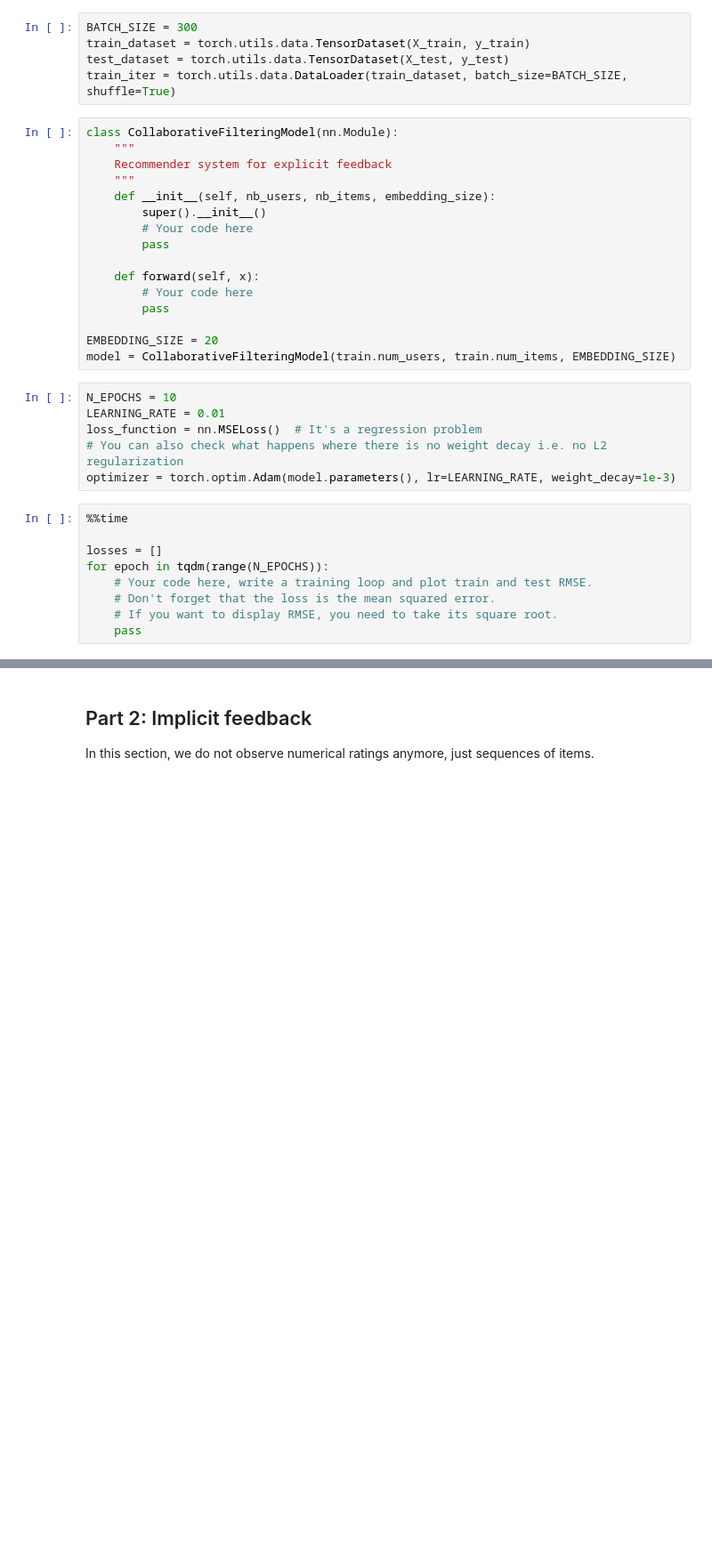
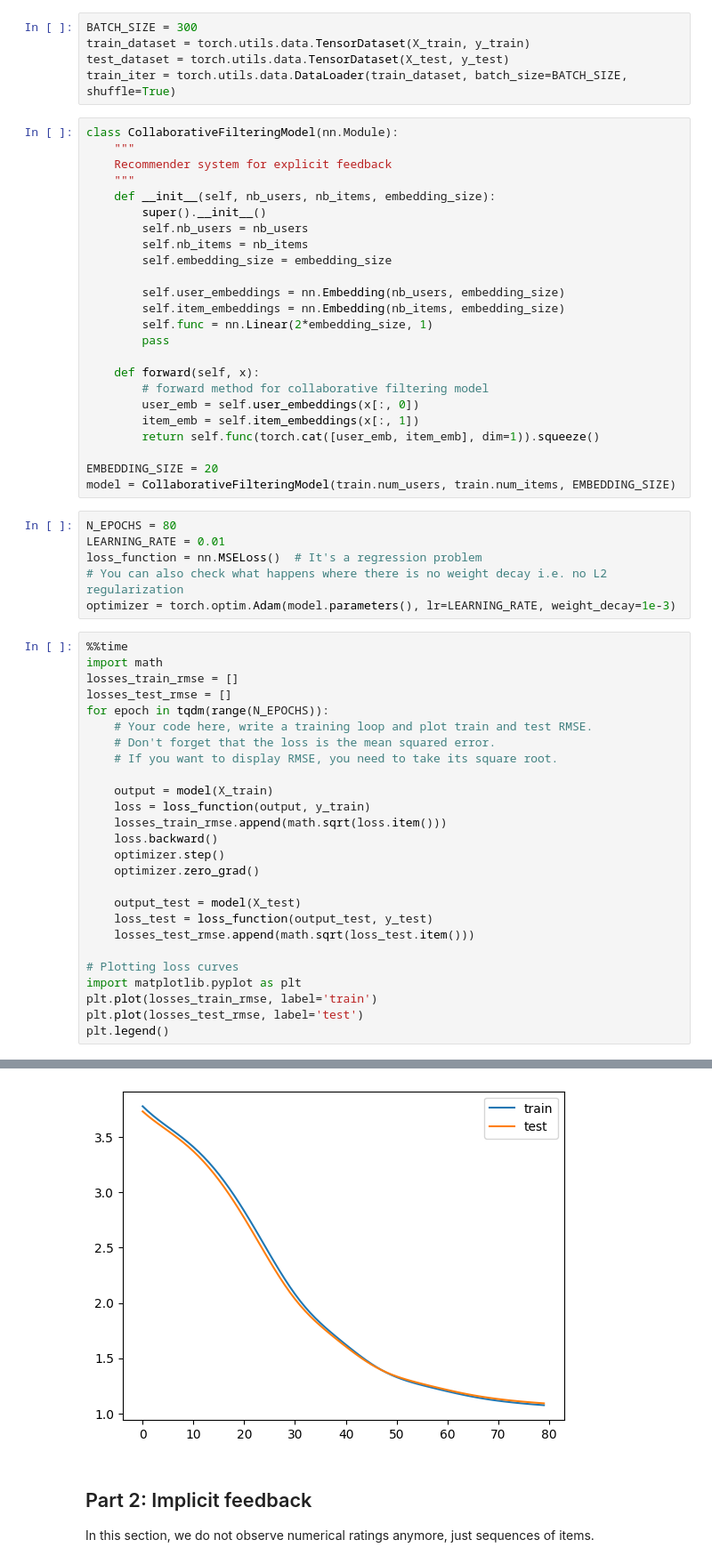
Before and after one commit to jlopetegui98/DL-ENS-Implementations, a Jupyter notebook: Homework2/HW2 RecSys.ipynb, the cells around one changed output, grey strips where cells are left out. Shown at 89% size. Saved outputs shown, nothing was run; the diff lists cells and outputs as text; blank space fills up the shorter version.

```diff
--- a/Homework2/HW2 RecSys.ipynb
+++ b/Homework2/HW2 RecSys.ipynb
@@ -115,27 +132,53 @@ class CollaborativeFilteringModel(nn.Module):
     """
     def __init__(self, nb_users, nb_items, embedding_size):
         super().__init__()
-        # Your code here
+        self.nb_users = nb_users
+        self.nb_items = nb_items
+        self.embedding_size = embedding_size
+
+        self.user_embeddings = nn.Embedding(nb_users, embedding_size)
+        self.item_embeddings = nn.Embedding(nb_items, embedding_size)
+        self.func = nn.Linear(2*embedding_size, 1)
         pass
 
     def forward(self, x):
-        # Your code here
-        pass
+        # forward method for collaborative filtering model
+        user_emb = self.user_embeddings(x[:, 0])
+        item_emb = self.item_embeddings(x[:, 1])
+        return self.func(torch.cat([user_emb, item_emb], dim=1)).squeeze()
 
 EMBEDDING_SIZE = 20
 model = CollaborativeFilteringModel(train.num_users, train.num_items, EMBEDDING_SIZE)
 # %%
-N_EPOCHS = 10
+N_EPOCHS = 80
 LEARNING_RATE = 0.01
 loss_function = nn.MSELoss()  # It's a regression problem
 # You can also check what happens where there is no weight decay i.e. no L2 regularization
 optimizer = torch.optim.Adam(model.parameters(), lr=LEARNING_RATE, weight_decay=1e-3)
 # %%
 %%time
-
-losses = []
+import math
+losses_train_rmse = []
+losses_test_rmse = []
 for epoch in tqdm(range(N_EPOCHS)):
     # Your code here, write a training loop and plot train and test RMSE.
     # Don't forget that the loss is the mean squared error.
     # If you want to display RMSE, you need to take its square root.
-    pass
+
+    output = model(X_train)
+    loss = loss_function(output, y_train)
+    losses_train_rmse.append(math.sqrt(loss.item()))
+    loss.backward()
+    optimizer.step()
+    optimizer.zero_grad()
+
+    output_test = model(X_test)
+    loss_test = loss_function(output_test, y_test)
+    losses_test_rmse.append(math.sqrt(loss_test.item()))
+
+# Plotting loss curves
+import matplotlib.pyplot as plt
+plt.plot(losses_train_rmse, label='train')
+plt.plot(losses_test_rmse, label='test')
+plt.legend()
+# %% [output]
@@ -142,3 +188,4 @@ for epoch in tqdm(range(N_EPOCHS)):
+[figure, added]
 # %% [markdown]
 ## Part 2: Implicit feedback
 
```
Also changed, not shown: parts of 22 cells of this notebook.
